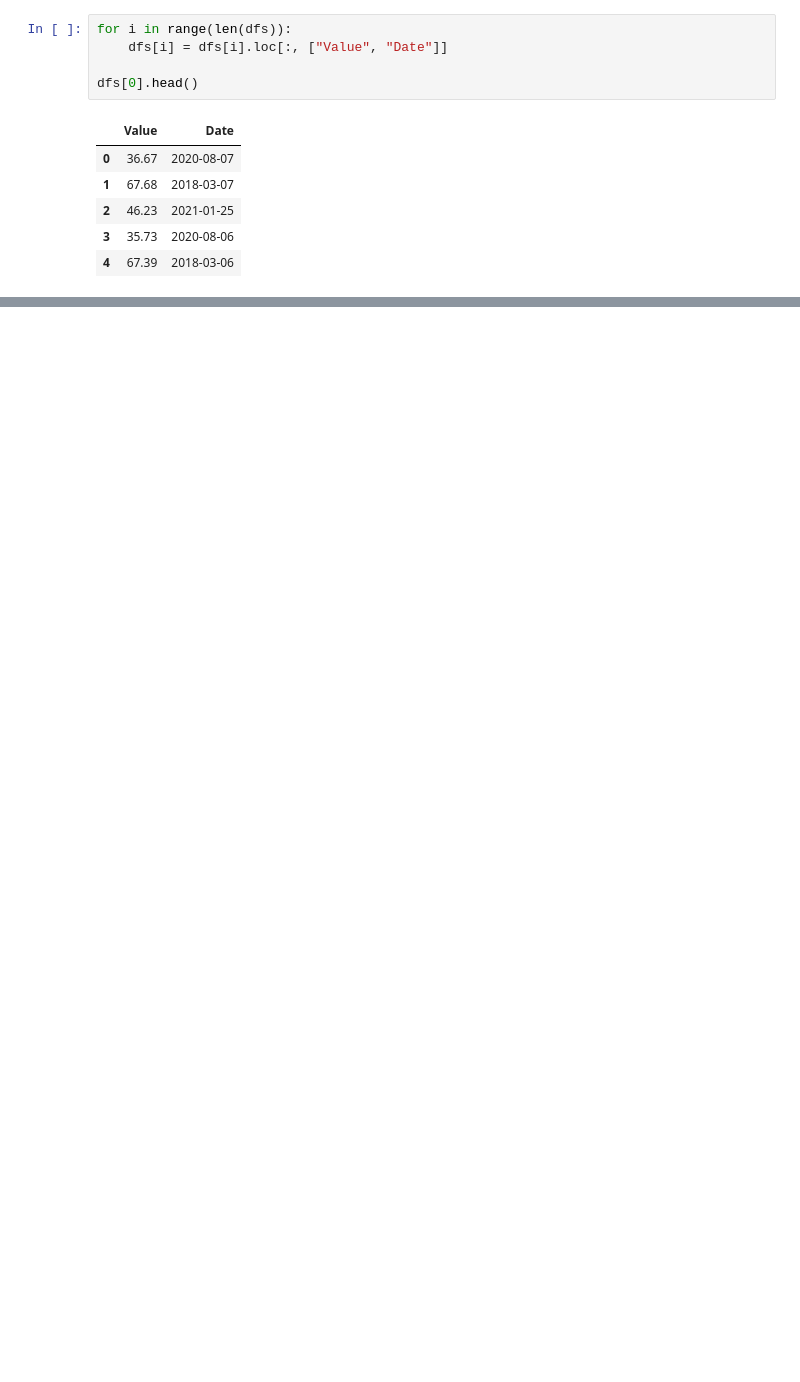
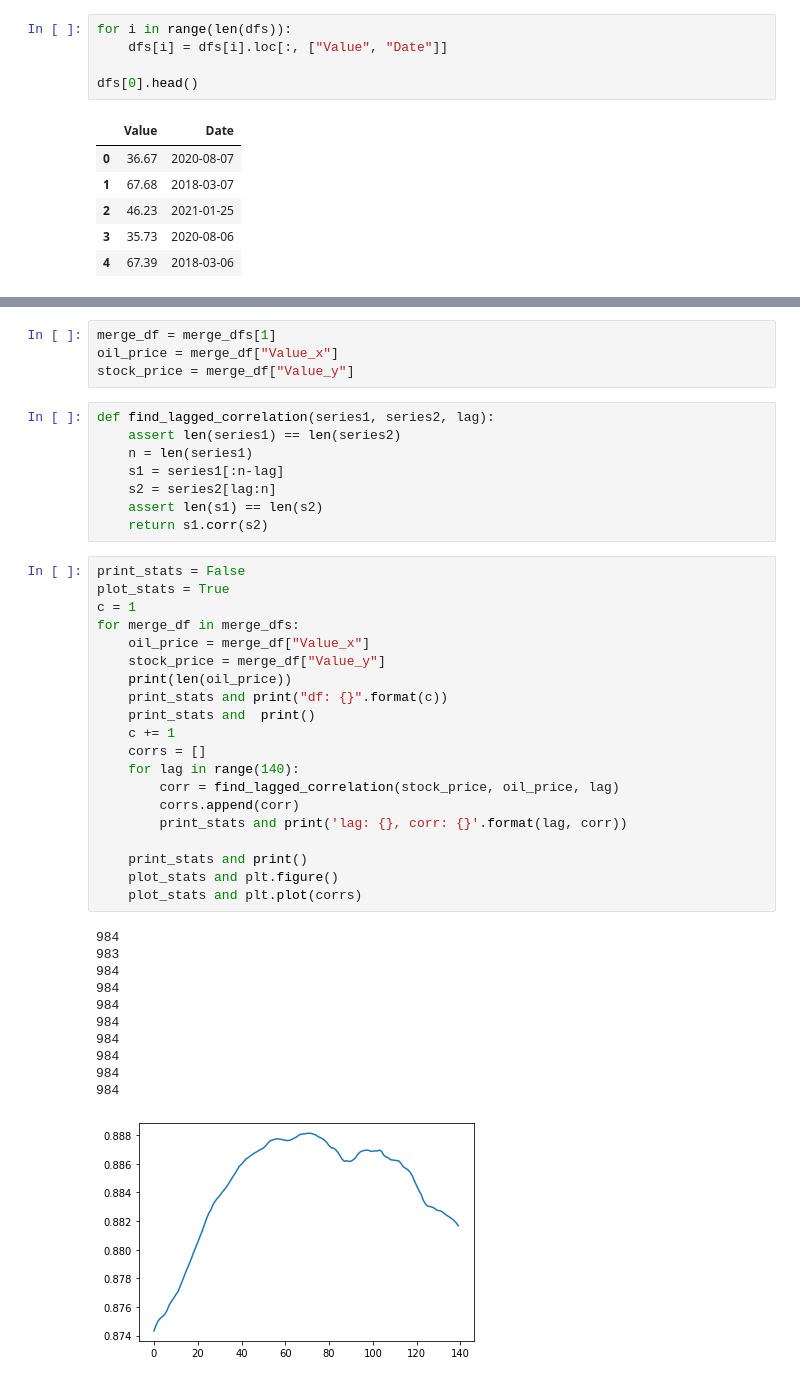
Before and after one commit to Dhrumilsoni/rmds, a Jupyter notebook: parse_files_for_graphs/oil_stock_correlation.ipynb, the cells around one changed output, grey strips where cells are left out. Drawn from its saved outputs; the diff is of its cells as text; blank space fills up the shorter version.

Commit message:
lagged correlation

```diff
--- a/parse_files_for_graphs/oil_stock_correlation.ipynb
+++ b/parse_files_for_graphs/oil_stock_correlation.ipynb
@@ -131,0 +175,44 @@ for merge_df in merge_dfs:
+# %%
+merge_df = merge_dfs[1]
+oil_price = merge_df["Value_x"]
+stock_price = merge_df["Value_y"]
+# %%
+def find_lagged_correlation(series1, series2, lag):
+    assert len(series1) == len(series2)
+    n = len(series1)
+    s1 = series1[:n-lag]
+    s2 = series2[lag:n]
+    assert len(s1) == len(s2)
+    return s1.corr(s2)
+# %%
+print_stats = False
+plot_stats = True
+c = 1
+for merge_df in merge_dfs:
+    oil_price = merge_df["Value_x"]
+    stock_price = merge_df["Value_y"]
+    print(len(oil_price))
+    print_stats and print("df: {}".format(c))
+    print_stats and  print()
+    c += 1
+    corrs = []
+    for lag in range(140):
+        corr = find_lagged_correlation(stock_price, oil_price, lag)
+        corrs.append(corr)
+        print_stats and print('lag: {}, corr: {}'.format(lag, corr))
+
+    print_stats and print()
+    plot_stats and plt.figure()
+    plot_stats and plt.plot(corrs)
+# %% [output]
+984
+983
+984
+984
+984
+984
+984
+984
+984
+984
+[figure, added]
```
Also changed, not shown: parts of 8 cells of this notebook.
